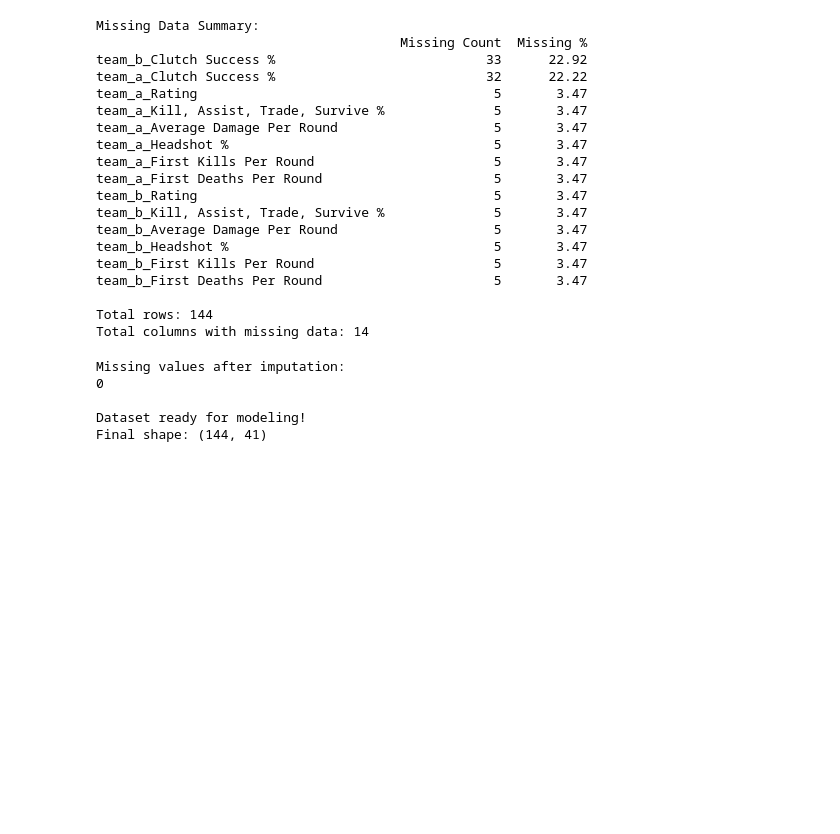
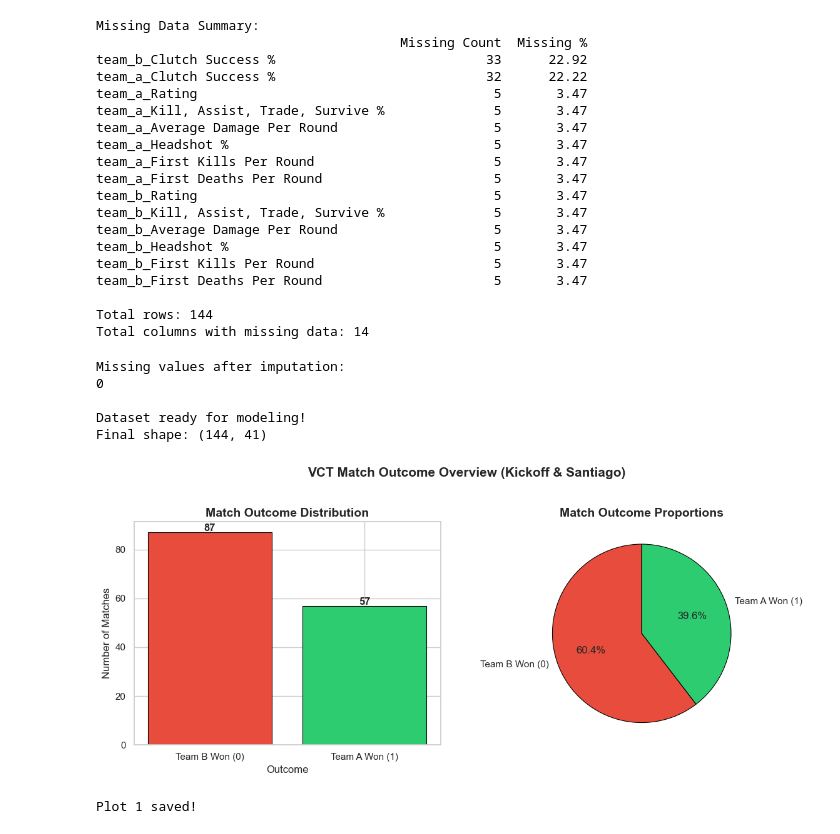
Before and after one commit to EthanSB-dev/VCT2026_Match_Predictor, a Jupyter notebook: VCTMatch_Prediction.ipynb, the cells around one changed output. Saved outputs shown, nothing was run; the diff lists cells and outputs as text; code cells hidden in the pictures; blank space fills up the shorter version.

Commit message:
adding first plots comparing match outcome distribution and proportions

```diff
--- a/VCTMatch_Prediction.ipynb
+++ b/VCTMatch_Prediction.ipynb
@@ -338,3 +338,34 @@ Missing values after imputation:
 
 Dataset ready for modeling!
 Final shape: (144, 41)
+# %%
+fig, axes = plt.subplots(1, 2, figsize=(12, 5))
+
+# ── Plot 1: Count of wins ──────────────────────────────────────────────
+outcome_counts = match_df['target'].value_counts()
+outcome_labels = ['Team B Won (0)', 'Team A Won (1)']
+colors = ['#E74C3C', '#2ECC71']
+
+axes[0].bar(outcome_labels, outcome_counts.values, color=colors,
+            edgecolor='black', linewidth=0.8)
+axes[0].set_title('Match Outcome Distribution', fontsize=14, fontweight='bold')
+axes[0].set_ylabel('Number of Matches')
+axes[0].set_xlabel('Outcome')
+for i, v in enumerate(outcome_counts.values):
+    axes[0].text(i, v + 0.5, str(v), ha='center', fontweight='bold')
+
+# ── Plot 2: Percentage pie chart ───────────────────────────────────────
+axes[1].pie(outcome_counts.values, labels=outcome_labels, colors=colors,
+            autopct='%1.1f%%', startangle=90,
+            wedgeprops={'edgecolor': 'black', 'linewidth': 0.8})
+axes[1].set_title('Match Outcome Proportions', fontsize=14, fontweight='bold')
+
+plt.suptitle('VCT Match Outcome Overview (Kickoff & Santiago)',
+             fontsize=15, fontweight='bold', y=1.02)
+plt.tight_layout()
+plt.savefig('eda_plot1_outcome_distribution.png', dpi=150, bbox_inches='tight')
+plt.show()
+print("Plot 1 saved!")
+# %% [output]
+[figure, added]
+Plot 1 saved!
```
Also changed, not shown: 1 other file.
